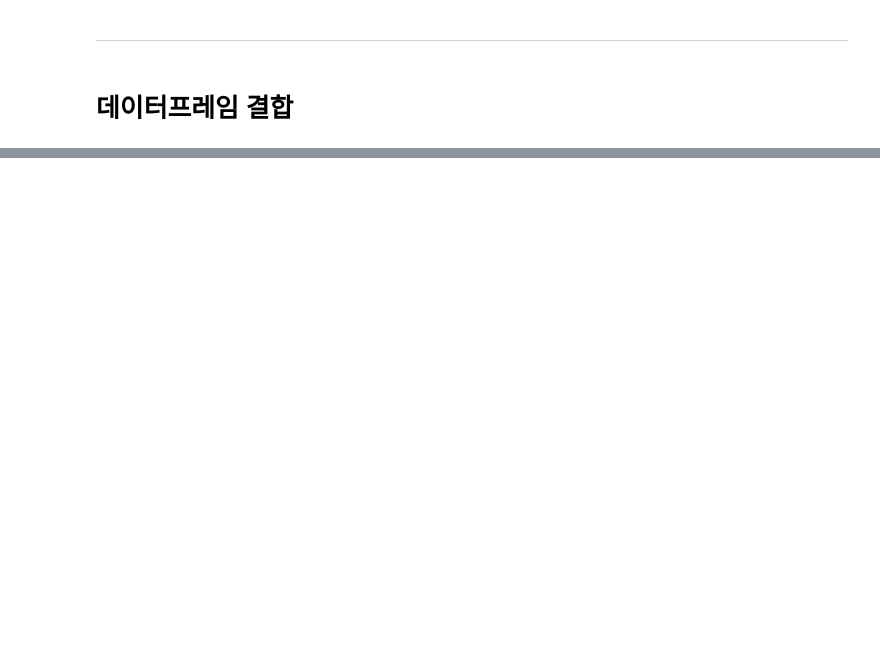
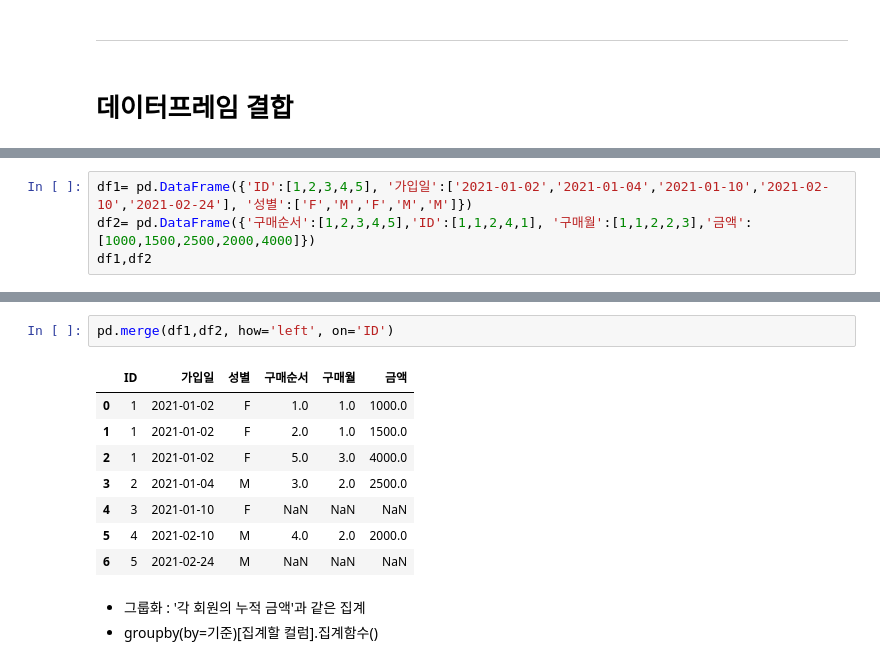
Before and after one commit to Junuux/Python_ML, a Jupyter notebook: Python/Preprocessing.ipynb, the cells around one changed output, grey strips where cells are left out. Saved outputs shown, nothing was run; the diff lists cells and outputs as text; blank space fills up the shorter version.

```diff
--- a/Python/Preprocessing.ipynb
+++ b/Python/Preprocessing.ipynb
@@ -1029,0 +1244,4 @@ df
+# %%
+df1= pd.DataFrame({'ID':[1,2,3,4,5], '가입일':['2021-01-02','2021-01-04','2021-01-10','2021-02-10','2021-02-24'], '성별':['F','M','F','M','M']})
+df2= pd.DataFrame({'구매순서':[1,2,3,4,5],'ID':[1,1,2,4,1], '구매월':[1,1,2,2,3],'금액':[1000,1500,2500,2000,4000]})
+df1,df2
@@ -1029,0 +1261,14 @@ df
+# %%
+pd.merge(df1,df2, how='left', on='ID')
+# %% [output]
+|  | ID | 가입일 | 성별 | 구매순서 | 구매월 | 금액 |
+| 0 | 1 | 2021-01-02 | F | 1.0 | 1.0 | 1000.0 |
+| 1 | 1 | 2021-01-02 | F | 2.0 | 1.0 | 1500.0 |
+| 2 | 1 | 2021-01-02 | F | 5.0 | 3.0 | 4000.0 |
+| 3 | 2 | 2021-01-04 | M | 3.0 | 2.0 | 2500.0 |
+| 4 | 3 | 2021-01-10 | F | NaN | NaN | NaN |
+| 5 | 4 | 2021-02-10 | M | 4.0 | 2.0 | 2000.0 |
+| 6 | 5 | 2021-02-24 | M | NaN | NaN | NaN |
+# %% [markdown]
+* 그룹화 : '각 회원의 누적 금액'과 같은 집계
+* groupby(by=기준)[집계할 컬럼].집계함수()
```
Also changed, not shown: parts of 112 cells of this notebook, 6 other files.
